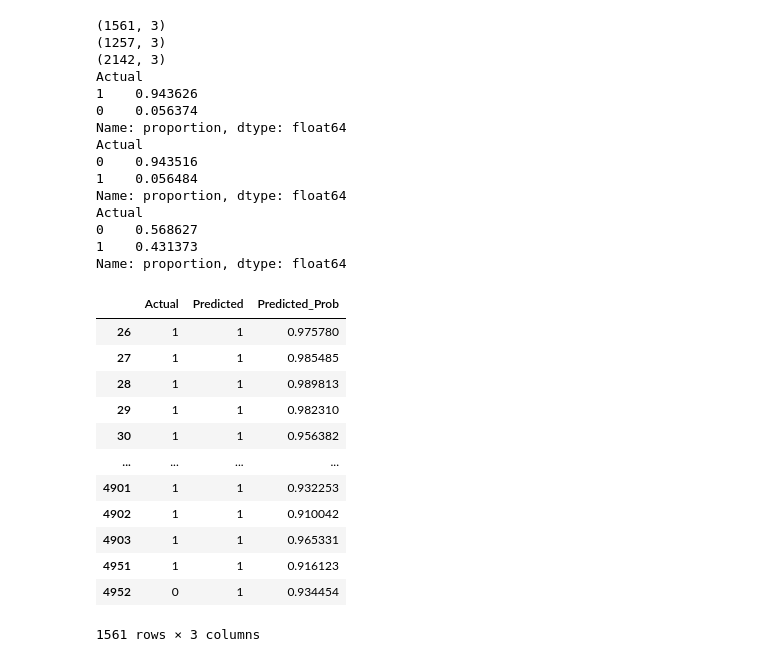
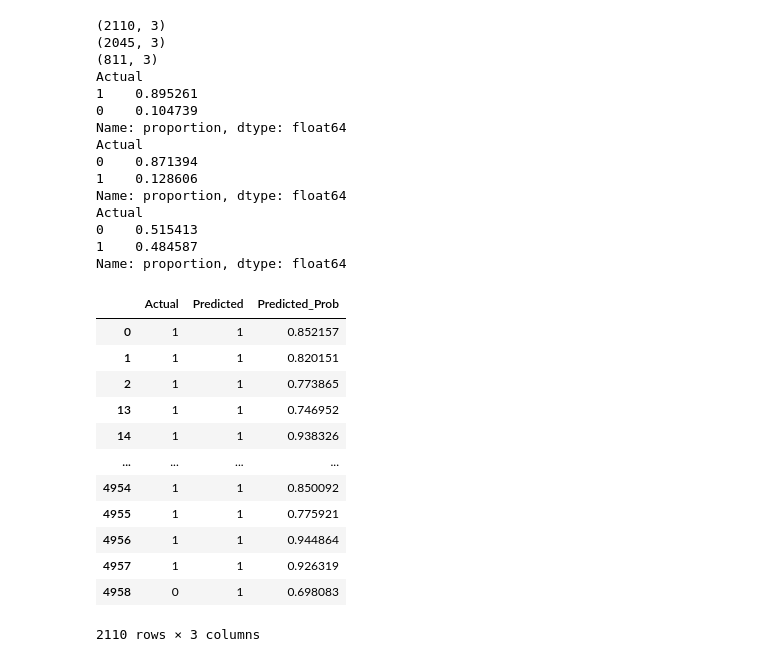
Before and after one commit to MauritzHaekli/stock-trend-predictor, a Jupyter notebook: backend/scripts/predict_stock_trend.ipynb, the cells around one changed output. Cells and saved outputs as stored; diff of their text form; code cells hidden in the pictures.

```diff
--- a/backend/scripts/predict_stock_trend.ipynb
+++ b/backend/scripts/predict_stock_trend.ipynb
@@ -10,13 +10,13 @@ with open('../config.yaml', 'r') as config_file:
 interval: str = "1h"
 lookback_period: int = config['preprocess']['lookback_period']
 trend_length: int = config['preprocess']['trend_length']
-target_column: str = config['preprocess']['target_column']
+target_column: str = config['preprocess']['target']
 testing_file_path: str = f"../data/twelvedata/feature time series ({interval})/TSLA_feature_time_series.csv"
 testing_df: pd.DataFrame = pd.read_csv(testing_file_path)
 # %%
 testing_preprocessor = DataPreprocessor(testing_df, lookback_period, target_column, trend_length)
 
-X_test: [[[float]]] = testing_preprocessor.target_data_batched
+X_test: [[[float]]] = testing_preprocessor.feature_data_batched
 X_test_reshaped = X_test.reshape(-1, X_test.shape[-1])
-y_test: [float] = testing_preprocessor.target_data_batched_labels
+y_test: [float] = testing_preprocessor.label_data
 # %%
@@ -86,56 +96,56 @@ results_df.describe()
 # %%
-increase_threshold: float = 0.9
-decrease_threshold: float = 0.1
+increase_threshold: float = 0.65
+decrease_threshold: float = 0.35
 high_increase_prob = results_df['Predicted_Prob'] > increase_threshold
 high_decrease_prob = results_df['Predicted_Prob'] < decrease_threshold
 consolidation_prob = ((increase_threshold >= results_df['Predicted_Prob']) & (results_df['Predicted_Prob'] >= decrease_threshold))
 
 high_increase_df = results_df[high_increase_prob]
 high_decrease_df = results_df[high_decrease_prob]
 consolidation_df = results_df[consolidation_prob]
 increase_value_counts = high_increase_df['Actual'].value_counts(normalize=True)
 decrease_value_counts = high_decrease_df['Actual'].value_counts(normalize=True)
 consolidation_value_counts = consolidation_df['Actual'].value_counts(normalize=True)
 
 
 print(high_increase_df.shape)
 print(high_decrease_df.shape)
 print(consolidation_df.shape)
 
 print(increase_value_counts)
 print(decrease_value_counts)
 print(consolidation_value_counts)
 
 high_increase_df
 # %% [output]
-(1561, 3)
-(1257, 3)
-(2142, 3)
+(2110, 3)
+(2045, 3)
+(811, 3)
 Actual
-1    0.943626
-0    0.056374
+1    0.895261
+0    0.104739
 Name: proportion, dtype: float64
 Actual
-0    0.943516
-1    0.056484
+0    0.871394
+1    0.128606
 Name: proportion, dtype: float64
 Actual
-0    0.568627
-1    0.431373
+0    0.515413
+1    0.484587
 Name: proportion, dtype: float64
 |  | Actual | Predicted | Predicted_Prob |
-| 26 | 1 | 1 | 0.975780 |
-| 27 | 1 | 1 | 0.985485 |
-| 28 | 1 | 1 | 0.989813 |
-| 29 | 1 | 1 | 0.982310 |
-| 30 | 1 | 1 | 0.956382 |
+| 0 | 1 | 1 | 0.852157 |
+| 1 | 1 | 1 | 0.820151 |
+| 2 | 1 | 1 | 0.773865 |
+| 13 | 1 | 1 | 0.746952 |
+| 14 | 1 | 1 | 0.938326 |
 | ... | ... | ... | ... |
-| 4901 | 1 | 1 | 0.932253 |
-| 4902 | 1 | 1 | 0.910042 |
-| 4903 | 1 | 1 | 0.965331 |
-| 4951 | 1 | 1 | 0.916123 |
-| 4952 | 0 | 1 | 0.934454 |
+| 4954 | 1 | 1 | 0.850092 |
+| 4955 | 1 | 1 | 0.775921 |
+| 4956 | 1 | 1 | 0.944864 |
+| 4957 | 1 | 1 | 0.926319 |
+| 4958 | 0 | 1 | 0.698083 |
-1561 rows × 3 columns
+2110 rows × 3 columns
 # %%
 from backend.utils.visualizing_service import plot_confusion_matrix
 plot_confusion_matrix(y_test, y_pred)
```
Also changed, not shown: parts of 7 cells of this notebook, 4 other files.
